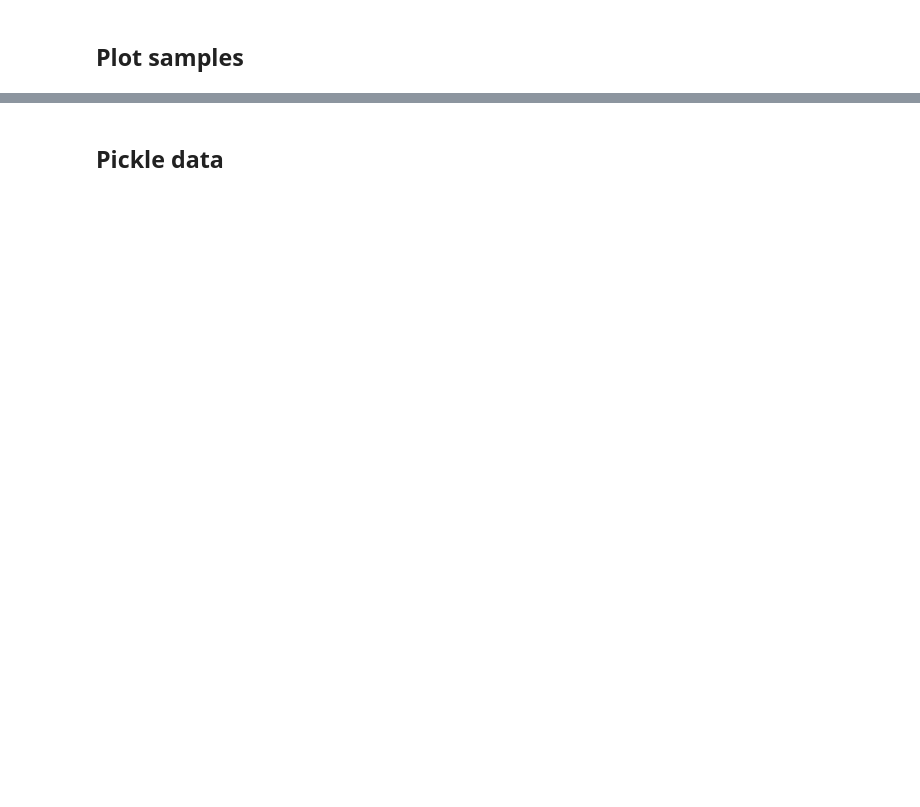
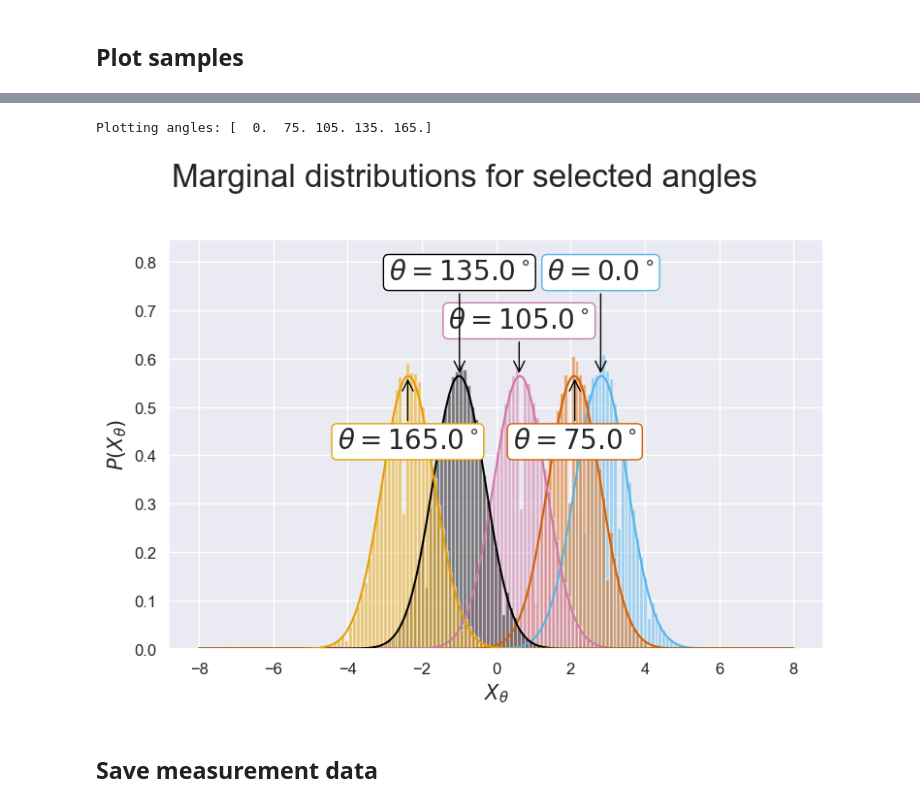
Before and after one commit to BastianValhoj/sciqisHomodyneTomography, a Jupyter notebook: HomoTomo/generateState.ipynb, the cells around one changed output, grey strips where cells are left out. Cells and saved outputs as stored; diff of their text form; code cells hidden in the pictures; blank space fills up the shorter version.

```diff
--- a/HomoTomo/generateState.ipynb
+++ b/HomoTomo/generateState.ipynb
@@ -416,0 +416,65 @@ fig.tight_layout()
+# %%
+def plot_selected_angles(data, samples, idxs, **kwargs):
+    angles = np.rad2deg([i*np.pi/len(samples) for i in idxs])
+    print(f"Plotting angles: {angles}")
+
+
+    default_colors = [
+         "#56B4E9","#D55E00",
+        "#CC79A7", "#000000","#E69F00","#009E73",
+    ]
+
+    colors = kwargs.get("colors", default_colors)
+    bins = kwargs.get("bins", 60)
+    density = kwargs.get("density", True)
+    alpha = kwargs.get("alpha", 0.5)
+    figsize = kwargs.get("figsize", (16, 10))
+
+
+
+    fig, ax = plt.subplots(1, 1, figsize=figsize)
+    X = data["X"]
+
+    ax.set_xlabel(r"$X_{\theta}$")
+    ax.set_ylabel(r"$P(X_{\theta})$")
+    ax.set_ylim(bottom=0, top=1.5 * max(data[i].max() for i in idxs))
+
+    for j, i in enumerate(idxs):
+
+        col = colors[j % len(colors)] # cycle through colors if exhausted
+
+        # plot histogram of samples and marginals
+        ax.hist(samples[i], bins=bins, density=density, alpha=alpha, color=col)
+        ax.plot(X, data[i], color=col)
+
+
+        # annotate legend placement
+        xmax = X[np.argmax(data[i])]
+        ymax = data[i].max()
+
+        xshift = 0
+        yshift = 0.2 if j%3 == 0 else -0.15 if j%3 == 1 else 0.1 # will alternate height
+
+        ann_arrow_point = (xmax, ymax)
+        ann_text_place = (xmax + xshift, ymax + yshift)
+
+        ax.annotate(
+            fr"$\theta = {angles[j]:.1f}^\circ$",
+            xy=ann_arrow_point,
+            xytext=ann_text_place,
+            arrowprops=dict(arrowstyle="->", color="black"),
+            ha="center",
+            bbox=dict(boxstyle="round, pad=0.2", edgecolor=col, facecolor="white")
+        )
+
+    fig.suptitle("Marginal distributions for selected angles")
+    fig.tight_layout()
+    return fig, ax
+
+
+# fig, ax = plt.subplots(figsize=(16, 10))
+fig, ax = plot_selected_angles(marginals, samples, idxs=[0, 5, 7, 9, 11], figsize=(8,6));
+fig.savefig("plots/marginal_distributions.png")
+# %% [output]
+Plotting angles: [  0.  75. 105. 135. 165.]
+[figure, added]
@@ -417,5 +491,5 @@ fig.tight_layout()
 # %% [markdown]
-## Pickle data
+## Save measurement data
 # %%
 n_theta = len(samples)
 T = np.array([np.pi/n_theta * i for i in range(n_theta)])
```
Also changed, not shown: parts of 15 cells of this notebook, 6 other files.
